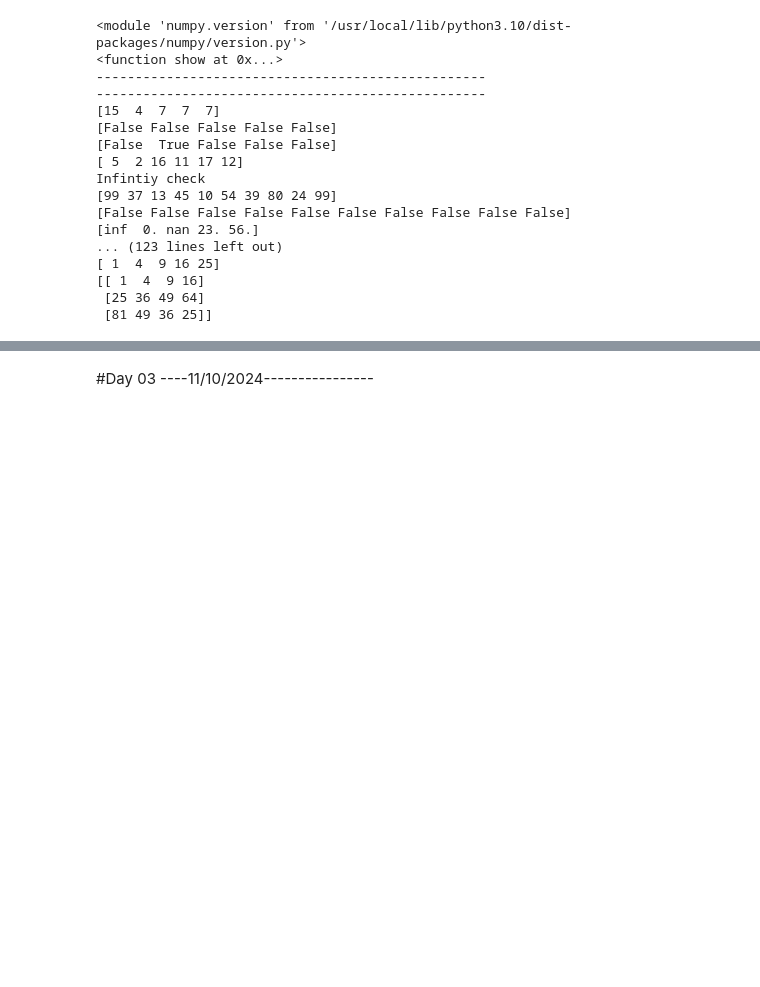
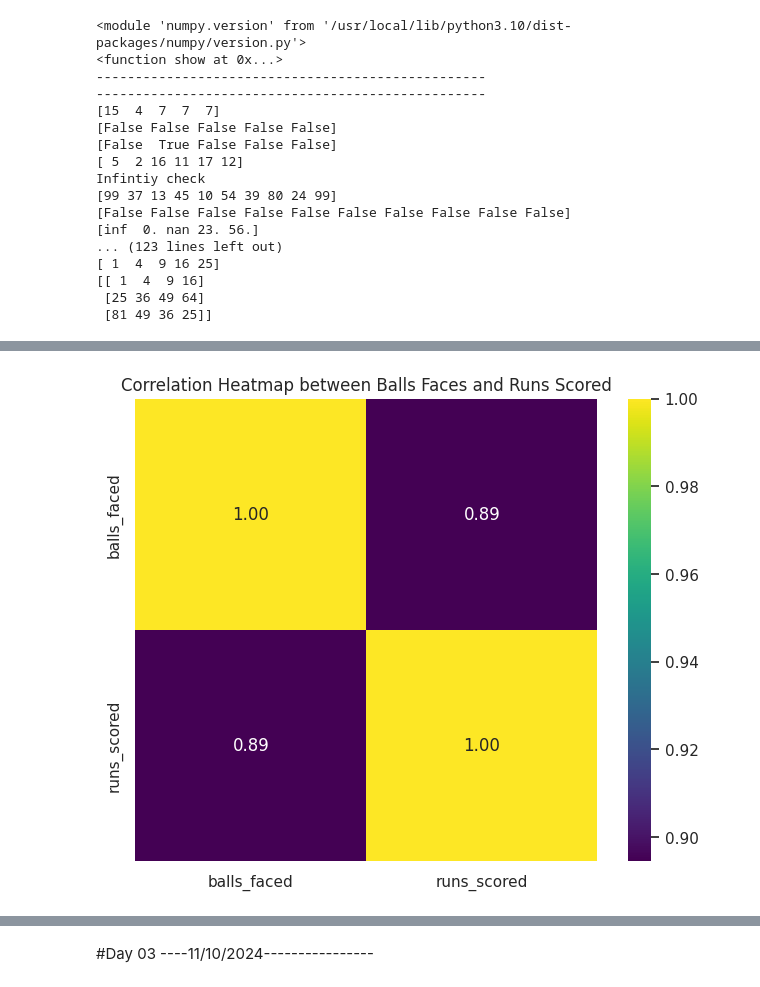
Before and after one commit to abhishekmali9191/Data-Analytics-, a Jupyter notebook: DataAnalytics.ipynb, the cells around one changed output, grey strips where cells are left out. Cells and saved outputs as stored; diff of their text form; code cells hidden in the pictures; blank space fills up the shorter version.

```diff
--- a/DataAnalytics.ipynb
+++ b/DataAnalytics.ipynb
@@ -624,0 +707,11 @@ Name: runs_scored, dtype: int64
+# %%
+#Heat map
+#Calculate the correlation matrix
+correlation_matrix = df_new[['balls_faced','runs_scored']].corr()
+#Create the heatmap
+plt.figure(figsize=(8,6))
+sns.heatmap(data= correlation_matrix,annot=True, cmap='viridis',square=True, fmt=".2f")
+plt.title('Correlation Heatmap between Balls Faces and Runs Scored')
+plt.show()
+# %% [output]
+[figure, added]
```
Also changed, not shown: parts of 16 cells of this notebook.
